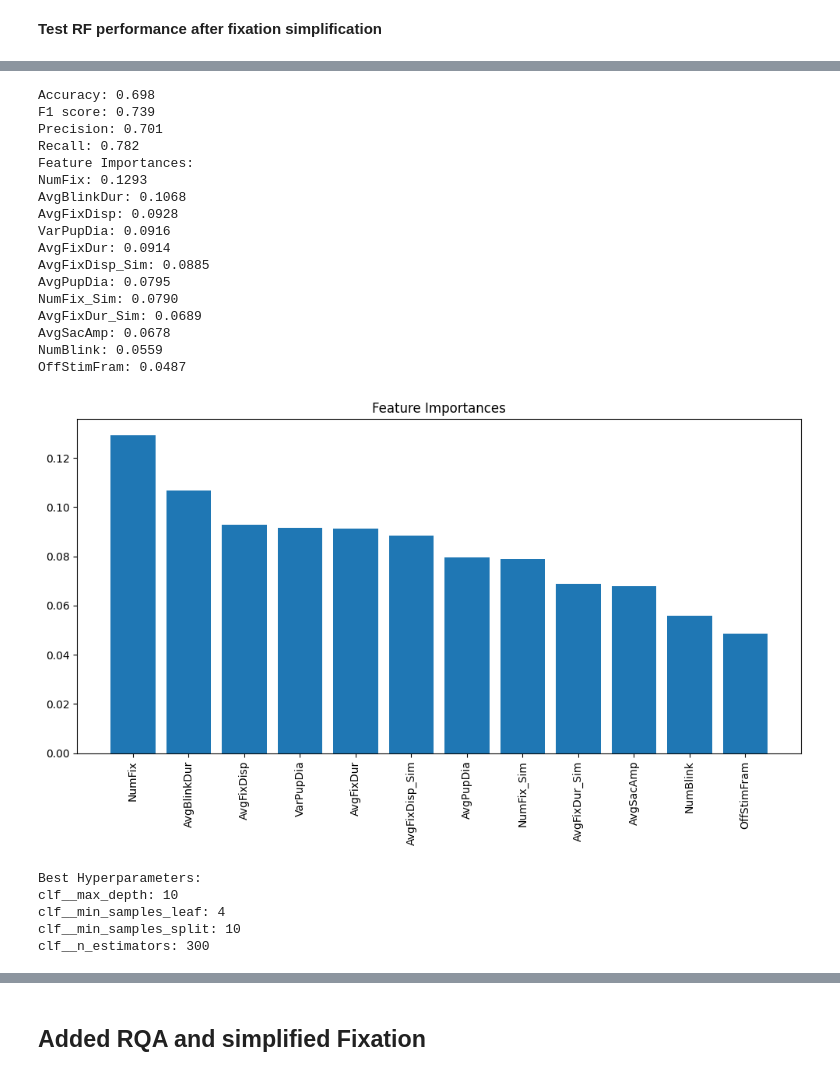
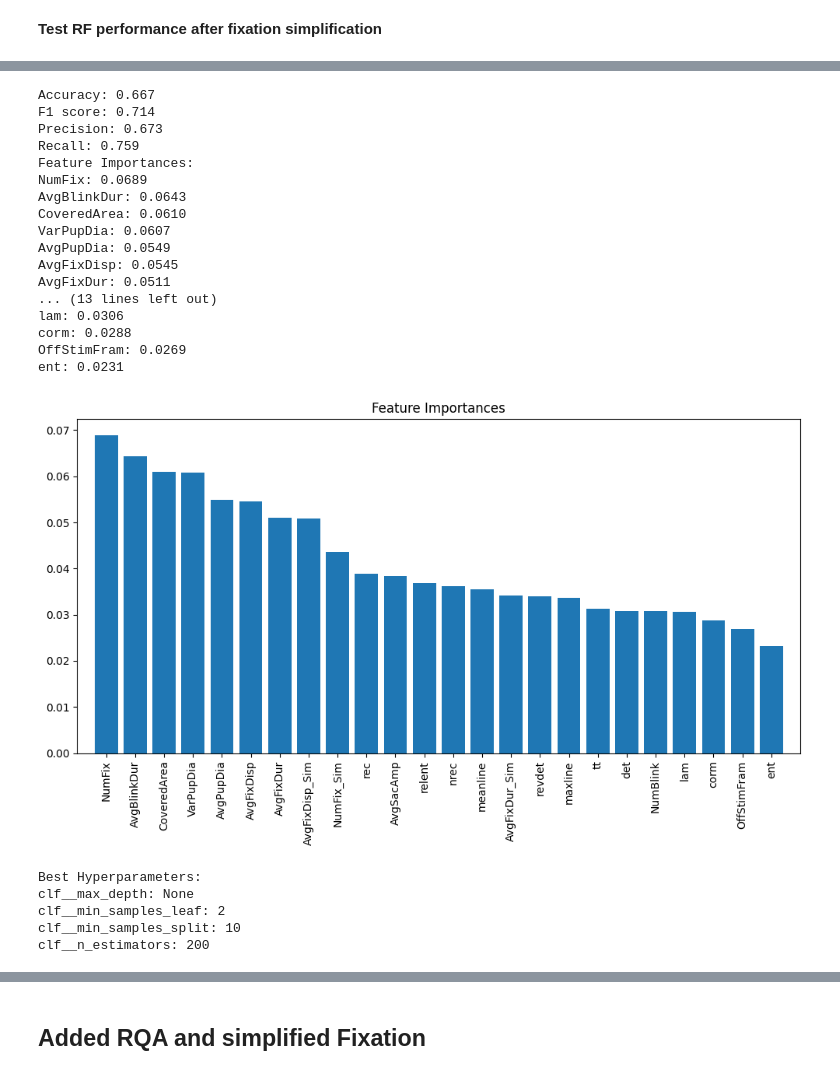
Before and after one commit to shiroyang/Mind-Wandering-Exp, a Jupyter notebook: Analysis/Summary/FreeViewing/Code/visualize_summary.ipynb, the cells around one changed output, grey strips where cells are left out. Drawn from its saved outputs; the diff is of its cells as text; code cells hidden in the pictures.

Commit message:
added new feature: CoveredArea

```diff
--- a/Analysis/Summary/FreeViewing/Code/visualize_summary.ipynb
+++ b/Analysis/Summary/FreeViewing/Code/visualize_summary.ipynb
@@ -443,7 +443,7 @@ blacklist = ["22K", "25I", "29N", "39Y", "8I", "32S", "37T"]
 
 # Prepare the data
 df_filtered = df[~df['Participant'].isin(blacklist)]
-X = df_filtered[['NumFix', 'AvgFixDur', 'NumBlink', 'AvgBlinkDur', 'AvgPupDia', 'VarPupDia', 'OffStimFram', 'AvgSacAmp', 'AvgFixDisp', 'NumFix_Sim', 'AvgFixDisp_Sim', 'AvgFixDur_Sim']]
+X = df_filtered.drop(columns=['MW', 'Attention', 'Participant', 'Stimuli'])
 y = df_filtered['Attention']
 groups = df_filtered['Participant']
 
@@ -550,23 +550,23 @@ for param, value in best_params.items():
-Accuracy: 0.698
-F1 score: 0.739
-Precision: 0.701
-Recall: 0.782
+Accuracy: 0.667
+F1 score: 0.714
+Precision: 0.673
+Recall: 0.759
 Feature Importances:
-NumFix: 0.1293
-AvgBlinkDur: 0.1068
-AvgFixDisp: 0.0928
-VarPupDia: 0.0916
-AvgFixDur: 0.0914
-AvgFixDisp_Sim: 0.0885
-AvgPupDia: 0.0795
-NumFix_Sim: 0.0790
-AvgFixDur_Sim: 0.0689
-AvgSacAmp: 0.0678
-NumBlink: 0.0559
-OffStimFram: 0.0487
+NumFix: 0.0689
+AvgBlinkDur: 0.0643
+CoveredArea: 0.0610
+VarPupDia: 0.0607
+AvgPupDia: 0.0549
+AvgFixDisp: 0.0545
+AvgFixDur: 0.0511
+... (13 lines left out)
+lam: 0.0306
+corm: 0.0288
+OffStimFram: 0.0269
+ent: 0.0231
-[figure, old version]
+[figure, new version]
 Best Hyperparameters:
-clf__max_depth: 10
-clf__min_samples_leaf: 4
+clf__max_depth: None
+clf__min_samples_leaf: 2
 clf__min_samples_split: 10
-clf__n_estimators: 300
+clf__n_estimators: 200
```
Also changed, not shown: parts of 5 cells of this notebook, 11 other files.
